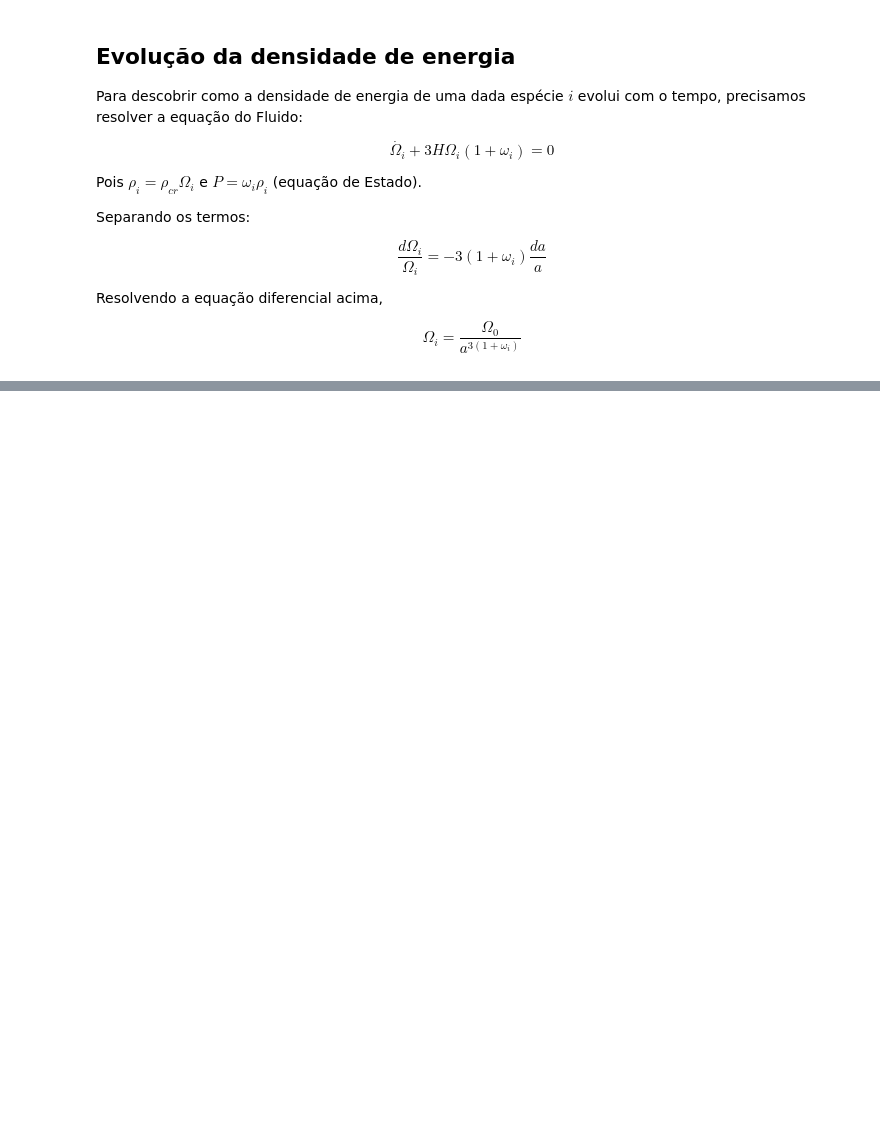
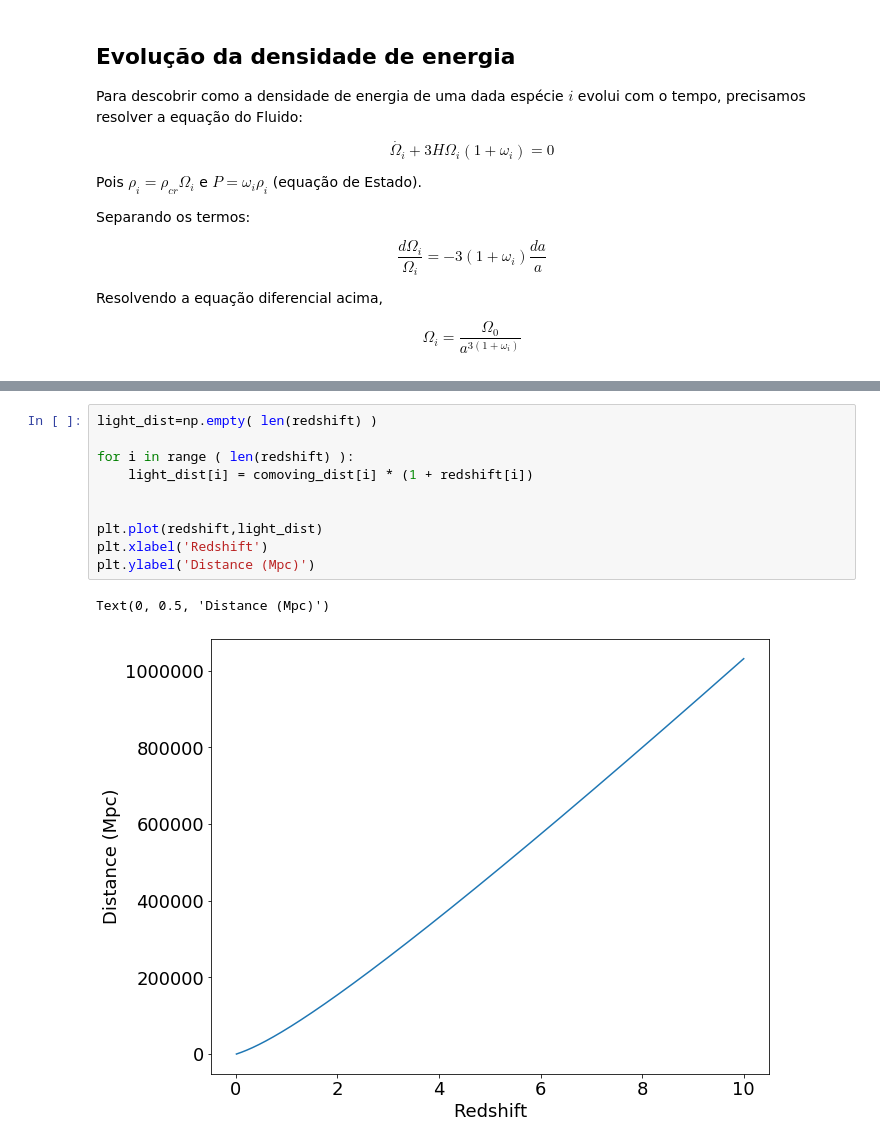
Before and after one commit to Corbanez97/Angular-correlation-CMB, a Jupyter notebook: UFE.ipynb, the cells around one changed output, grey strips where cells are left out. Drawn from its saved outputs; the diff is of its cells as text; blank space fills up the shorter version.

```diff
--- a/UFE.ipynb
+++ b/UFE.ipynb
@@ -216,0 +301,13 @@ Text(0, 0.5, 'log($\\Omega$)')
+# %%
+light_dist=np.empty( len(redshift) )
+
+for i in range ( len(redshift) ):
+    light_dist[i] = comoving_dist[i] * (1 + redshift[i])
+
+
+plt.plot(redshift,light_dist)
+plt.xlabel('Redshift')
+plt.ylabel('Distance (Mpc)')
+# %% [output]
+Text(0, 0.5, 'Distance (Mpc)')
+[figure, added]
```
Also changed, not shown: parts of 13 cells of this notebook.
